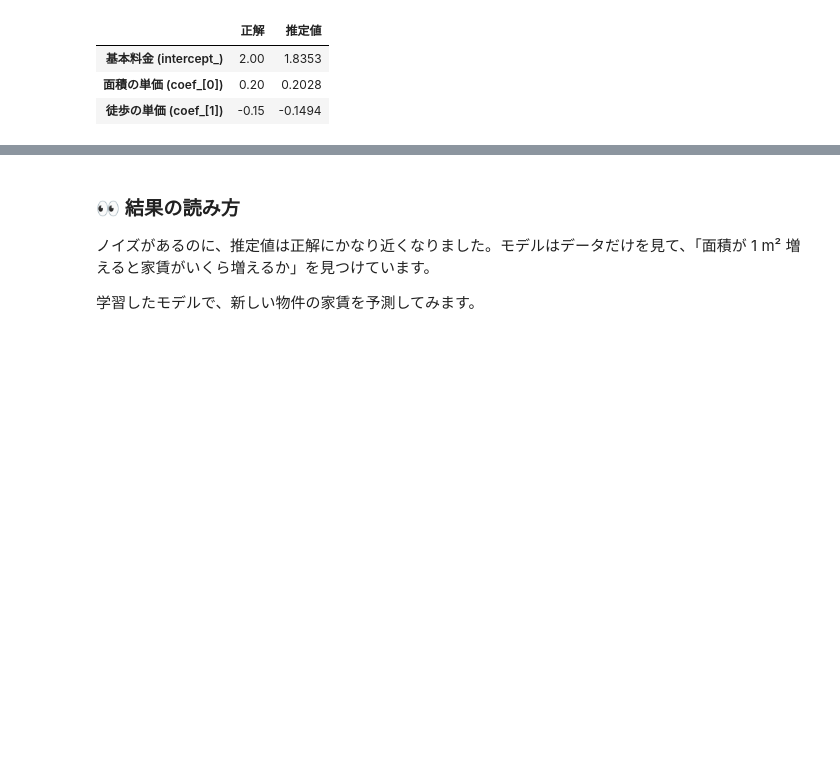
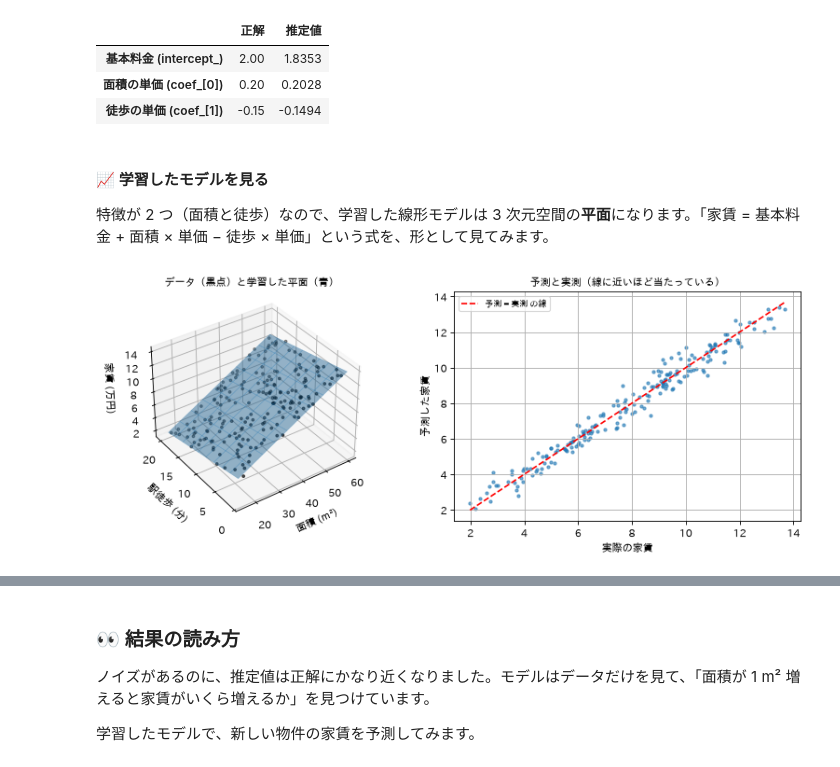
Before and after one commit to qsat/sandbox, a Jupyter notebook: study-sklearn/notebooks/01_supervised/01_linear_models_1_ols_regularization.ipynb, the cells around one changed output, grey strips where cells are left out. Drawn from its saved outputs; the diff is of its cells as text; code cells hidden in the pictures; blank space fills up the shorter version.

```diff
--- a/study-sklearn/notebooks/01_supervised/01_linear_models_1_ols_regularization.ipynb
+++ b/study-sklearn/notebooks/01_supervised/01_linear_models_1_ols_regularization.ipynb
@@ -126,3 +128,27 @@ pd.DataFrame({
 | 基本料金 (intercept_) | 2.00 | 1.8353 |
 | 面積の単価 (coef_[0]) | 0.20 | 0.2028 |
 | 徒歩の単価 (coef_[1]) | -0.15 | -0.1494 |
+# %% [markdown]
+#### 📈 学習したモデルを見る
+
+特徴が 2 つ（面積と徒歩）なので、学習した線形モデルは 3 次元空間の**平面**になります。「家賃 = 基本料金 + 面積 × 単価 − 徒歩 × 単価」という式を、形として見てみます。
+# %%
+from mpl_toolkits.mplot3d import Axes3D  # noqa: F401（3D グラフを使うため）
+
+fig = plt.figure(figsize=(10, 4))
+ax = fig.add_subplot(1, 2, 1, projection="3d")
+ax.scatter(area, walk, rent, s=6, c="black", alpha=0.8)
+A, W = np.meshgrid(np.linspace(15, 60, 10), np.linspace(1, 20, 10))
+ax.plot_surface(A, W, model.intercept_ + model.coef_[0] * A + model.coef_[1] * W, alpha=0.45, color="tab:blue", edgecolor="tab:blue", lw=0.3)
+ax.set_xlabel("面積 (m²)"); ax.set_ylabel("駅徒歩 (分)"); ax.set_zlabel("家賃 (万円)")
+ax.set_title("データ（黒点）と学習した平面（青）", fontsize=10); ax.view_init(elev=35, azim=-125)
+
+ax2 = fig.add_subplot(1, 2, 2)
+pred = model.predict(X)
+ax2.scatter(y, pred, s=8, alpha=0.6)
+lim = [y.min(), y.max()]; ax2.plot(lim, lim, "r--", label="予測 = 実測 の線")
+ax2.set_xlabel("実際の家賃"); ax2.set_ylabel("予測した家賃"); ax2.legend(fontsize=8)
+ax2.set_title("予測と実測（線に近いほど当たっている）", fontsize=10)
+plt.tight_layout(); plt.show()
+# %% [output]
+[figure, added]
```
Also changed, not shown: parts of 26 cells of this notebook.
